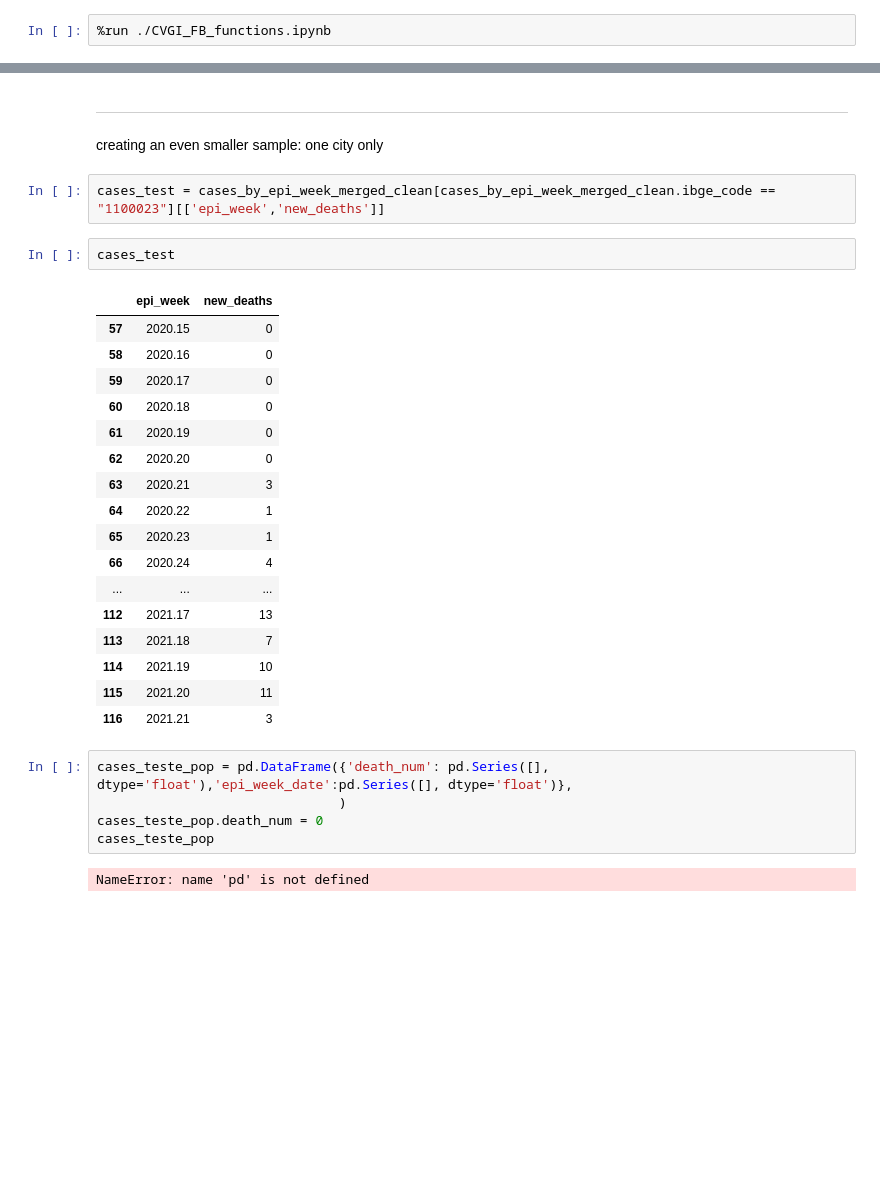
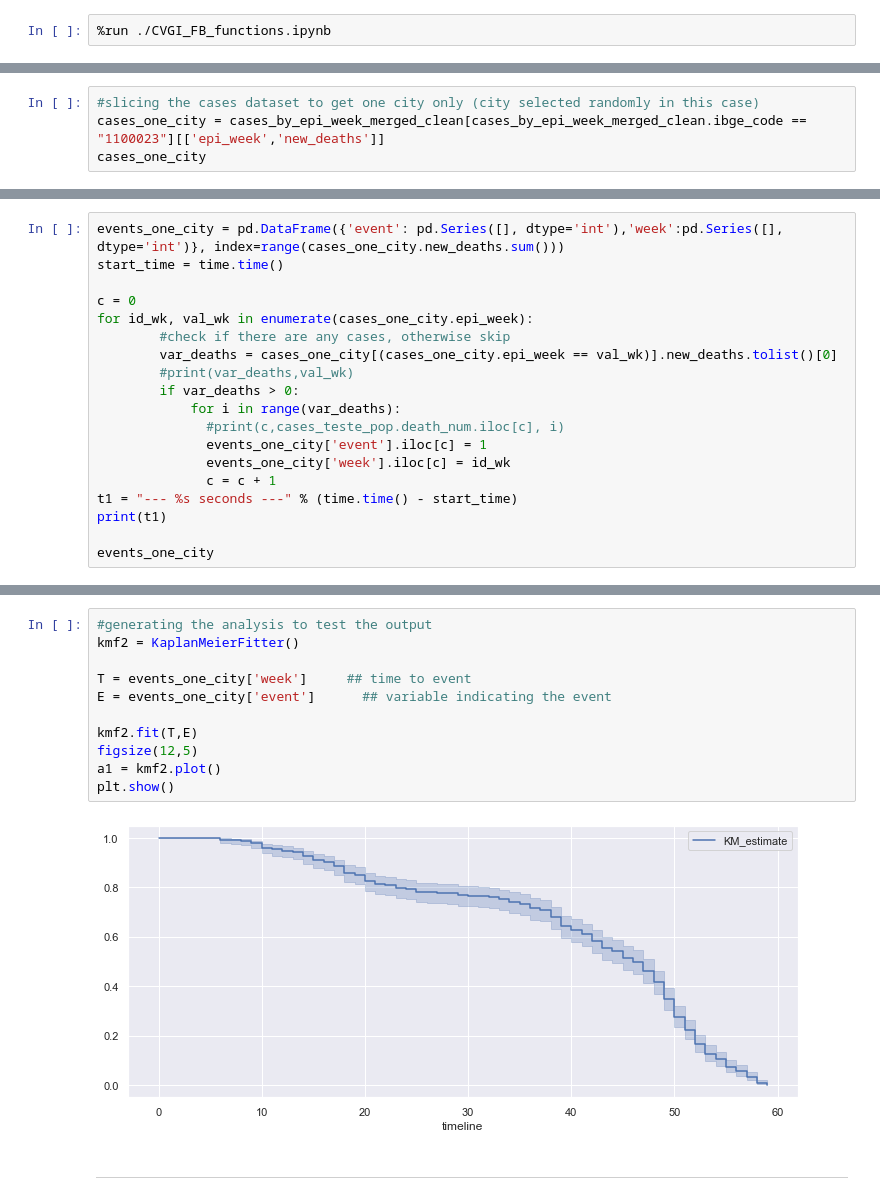
Before and after one commit to alexandrepereiraarq/COVIDGI, a Jupyter notebook: CVGI_MR_04_upscaling.ipynb, the cells around one changed output, grey strips where cells are left out. Saved outputs shown, nothing was run; the diff lists cells and outputs as text; blank space fills up the shorter version.

Commit message:
upscaling working for state level, plotting for 5 cities

```diff
--- a/CVGI_MR_04_upscaling.ipynb
+++ b/CVGI_MR_04_upscaling.ipynb
@@ -149,0 +77,4 @@ cases_ro_pop.death_num.sum()
+# %%
+#slicing the cases dataset to get one city only (city selected randomly in this case)
+cases_one_city = cases_by_epi_week_merged_clean[cases_by_epi_week_merged_clean.ibge_code == "1100023"][['epi_week','new_deaths']]
+cases_one_city
@@ -149,0 +99,19 @@ cases_ro_pop.death_num.sum()
+# %%
+events_one_city = pd.DataFrame({'event': pd.Series([], dtype='int'),'week':pd.Series([], dtype='int')}, index=range(cases_one_city.new_deaths.sum()))
+start_time = time.time()
+
+c = 0
+for id_wk, val_wk in enumerate(cases_one_city.epi_week):
+        #check if there are any cases, otherwise skip
+        var_deaths = cases_one_city[(cases_one_city.epi_week == val_wk)].new_deaths.tolist()[0]
+        #print(var_deaths,val_wk)
+        if var_deaths > 0:
+            for i in range(var_deaths):
+              #print(c,cases_teste_pop.death_num.iloc[c], i)
+              events_one_city['event'].iloc[c] = 1
+              events_one_city['week'].iloc[c] = id_wk
+              c = c + 1
+t1 = "--- %s seconds ---" % (time.time() - start_time)
+print(t1)
+
+events_one_city
@@ -150,33 +133,15 @@ cases_ro_pop.death_num.sum()
+# %%
+#generating the analysis to test the output
+kmf2 = KaplanMeierFitter()
+
+T = events_one_city['week']     ## time to event
+E = events_one_city['event']      ## variable indicating the event
+
+kmf2.fit(T,E)
+figsize(12,5)
+a1 = kmf2.plot()
+plt.show()
+# %% [output]
+[figure, added]
 # %% [markdown]
 ---
-# %% [markdown]
-creating an even smaller sample: one city only
-# %%
-cases_test = cases_by_epi_week_merged_clean[cases_by_epi_week_merged_clean.ibge_code == "1100023"][['epi_week','new_deaths']]
-# %%
-cases_test
-# %% [output]
-|  | epi_week | new_deaths |
-| 57 | 2020.15 | 0 |
-| 58 | 2020.16 | 0 |
-| 59 | 2020.17 | 0 |
-| 60 | 2020.18 | 0 |
-| 61 | 2020.19 | 0 |
-| 62 | 2020.20 | 0 |
-| 63 | 2020.21 | 3 |
-| 64 | 2020.22 | 1 |
-| 65 | 2020.23 | 1 |
-| 66 | 2020.24 | 4 |
-| ... | ... | ... |
-| 112 | 2021.17 | 13 |
-| 113 | 2021.18 | 7 |
-| 114 | 2021.19 | 10 |
-| 115 | 2021.20 | 11 |
-| 116 | 2021.21 | 3 |
-# %%
-cases_teste_pop = pd.DataFrame({'death_num': pd.Series([], dtype='float'),'epi_week_date':pd.Series([], dtype='float')},
-                               )
-cases_teste_pop.death_num = 0
-cases_teste_pop
-# %% [output]
-NameError: name 'pd' is not defined
```
Also changed, not shown: parts of 33 cells of this notebook.
